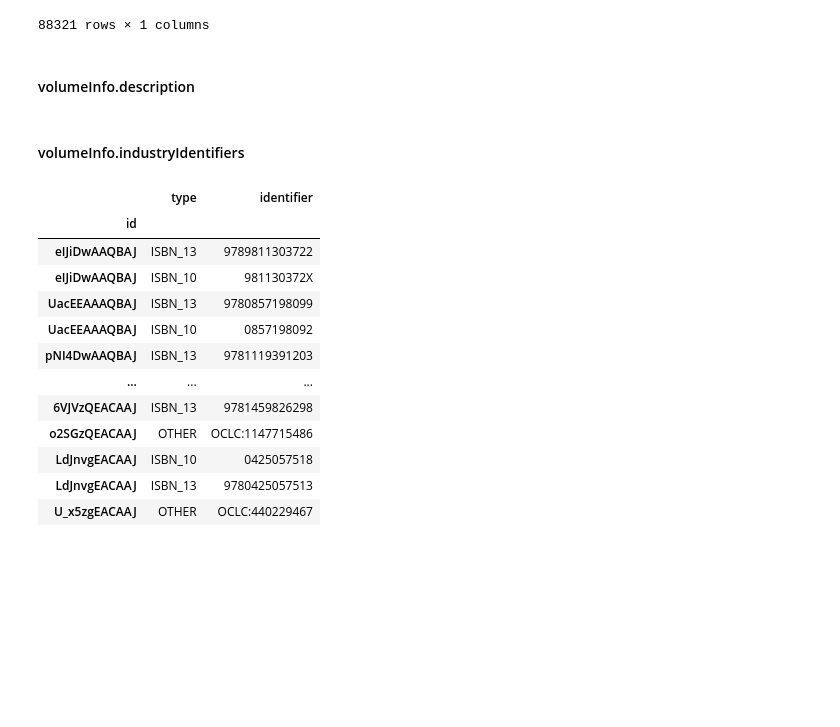
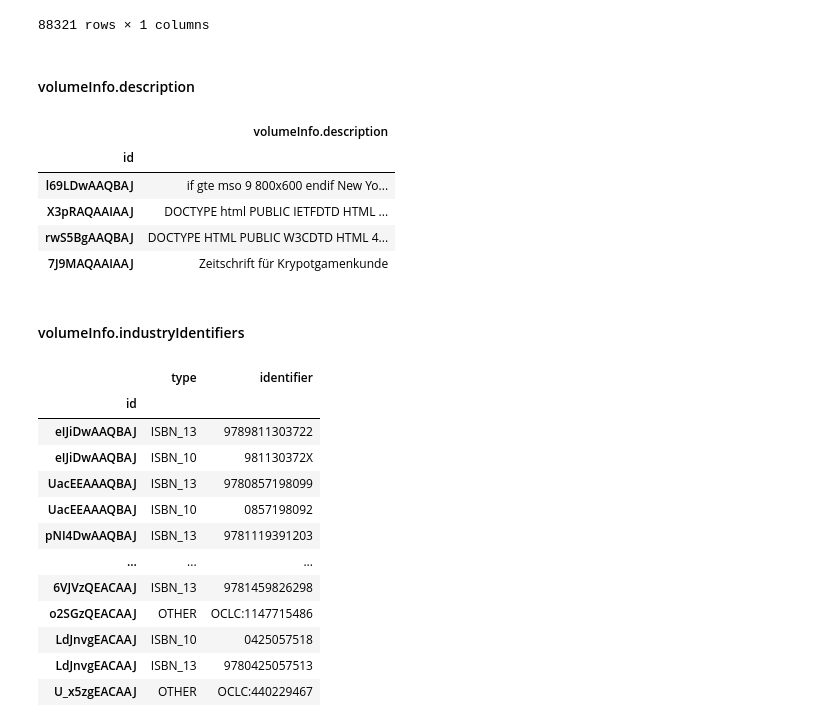
Before and after one commit to hilarylimyuxuan/Book-Recommendation-System, a Jupyter notebook: Book Recommendation System - Google Book.ipynb, the cells around one changed output. Drawn from its saved outputs; the diff is of its cells as text; code cells hidden in the pictures; blank space fills up the shorter version.

```diff
--- a/Book Recommendation System - Google Book.ipynb
+++ b/Book Recommendation System - Google Book.ipynb
@@ -491,8 +491,8 @@ date_df['volumeInfo.publishedDate'] = date_df['volumeInfo.publishedDate'].str[:4
 # convert string to numeric
 date_df['volumeInfo.publishedYear'] = pd.to_numeric(date_df['volumeInfo.publishedDate'], errors='coerce')
 
-# convert to NaN if year < 1500 and year > 2032
-date_df['volumeInfo.publishedYear'] = np.where(((date_df['volumeInfo.publishedYear'] < 1500) & (date_df['volumeInfo.publishedYear'] < 2032)), np.nan, date_df['volumeInfo.publishedYear'])
+# convert to NaN if year < 1500 and year > 2022
+date_df['volumeInfo.publishedYear'] = np.where(((date_df['volumeInfo.publishedYear'] < 1500) & (date_df['volumeInfo.publishedYear'] > 2022)), np.nan, date_df['volumeInfo.publishedYear'])
 
 # fill na published year with median
 date_df['volumeInfo.publishedYear'].fillna(date_df['volumeInfo.publishedYear'].median(), inplace = True)
@@ -547,6 +569,31 @@ Subtitle NA count: 0
 88321 rows × 1 columns
 # %% [markdown]
 #### volumeInfo.description
+# %%
+from bs4 import BeautifulSoup
+
+des_df = book_df[['volumeInfo.description']].copy()
+
+# fill NA with missing
+des_df['volumeInfo.description'].fillna("Missing", inplace = True)
+
+# des_df['HTML_txt'] = des_df['volumeInfo.description'].apply(lambda x: BeautifulSoup(x['volumeInfo.description']).get_text().replace('\n',' '))
+
+# decode the string
+des_df['volumeInfo.description'] = des_df['volumeInfo.description'].apply(lambda x: html.unescape(x))
+
+# remove special characters except space from string
+des_df['volumeInfo.description'] = des_df['volumeInfo.description'].str.replace('[^\w\s]', '')
+
+# checking
+display(des_df.loc[['l69LDwAAQBAJ', 'X3pRAQAAIAAJ', 'rwS5BgAAQBAJ', '7J9MAQAAIAAJ']])
+# %% [output]
+|  | volumeInfo.description |
+| id |  |
+| l69LDwAAQBAJ | if gte mso 9 800x600 endif New Yo... |
+| X3pRAQAAIAAJ | DOCTYPE html PUBLIC IETFDTD HTML ... |
+| rwS5BgAAQBAJ | DOCTYPE HTML PUBLIC W3CDTD HTML 4... |
+| 7J9MAQAAIAAJ | Zeitschrift für Krypotgamenkunde |
 # %% [markdown]
 #### volumeInfo.industryIdentifiers
 # %%
```
Also changed, not shown: parts of 7 cells of this notebook.
